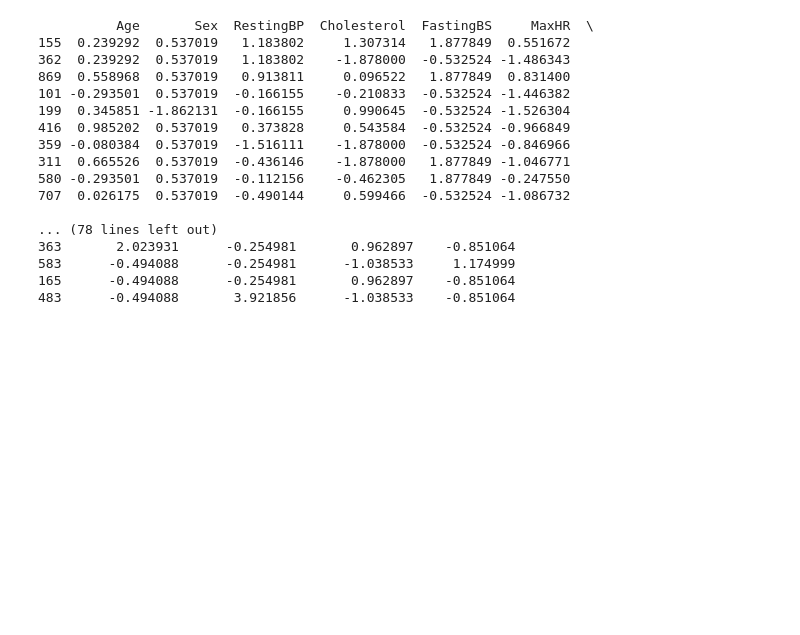
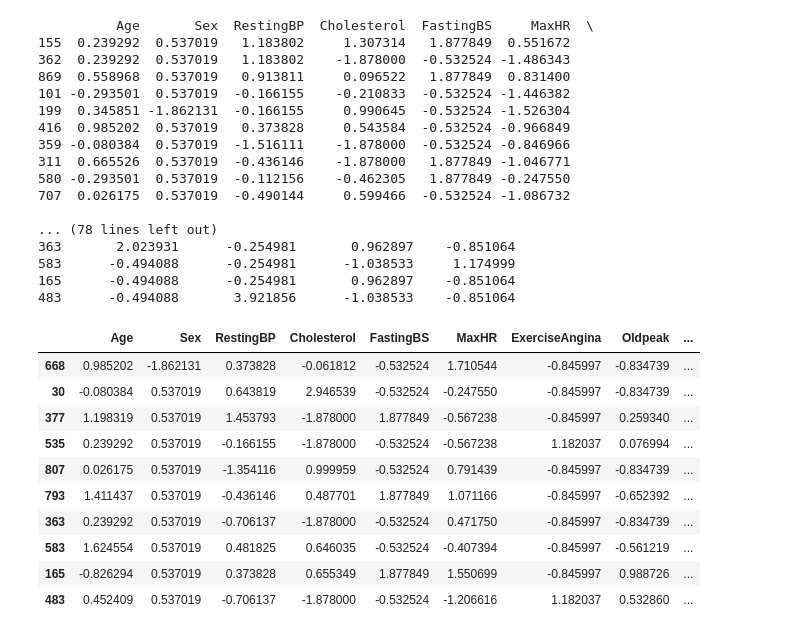
Before and after one commit to hijbullahx/AI-ML-with-phitron, a Jupyter notebook: 02_Machine_Learning/07/Data Preprocessing and Feature Engineering.ipynb, the cells around one changed output. Drawn from its saved outputs; the diff is of its cells as text; code cells hidden in the pictures; blank space fills up the shorter version.

```diff
--- a/02_Machine_Learning/07/Data Preprocessing and Feature Engineering.ipynb
+++ b/02_Machine_Learning/07/Data Preprocessing and Feature Engineering.ipynb
@@ -279,3 +277,19 @@ print(X_test_std_df.head(10))
 583      -0.494088      -0.254981      -1.038533     1.174999
 165      -0.494088      -0.254981       0.962897    -0.851064
 483      -0.494088       3.921856      -1.038533    -0.851064
+# %%
+X_test_std_df = pd.DataFrame(X_test_std, columns = X_test.columns, index = X_test.index)
+
+display(X_test_std_df.head(10))
+# %% [output]
+|  | Age | Sex | RestingBP | Cholesterol | FastingBS | MaxHR | ExerciseAngina | Oldpeak | ... |
+| 668 | 0.985202 | -1.862131 | 0.373828 | -0.061812 | -0.532524 | 1.710544 | -0.845997 | -0.834739 | ... |
+| 30 | -0.080384 | 0.537019 | 0.643819 | 2.946539 | -0.532524 | -0.247550 | -0.845997 | -0.834739 | ... |
+| 377 | 1.198319 | 0.537019 | 1.453793 | -1.878000 | 1.877849 | -0.567238 | -0.845997 | 0.259340 | ... |
+| 535 | 0.239292 | 0.537019 | -0.166155 | -1.878000 | -0.532524 | -0.567238 | 1.182037 | 0.076994 | ... |
+| 807 | 0.026175 | 0.537019 | -1.354116 | 0.999959 | -0.532524 | 0.791439 | -0.845997 | -0.834739 | ... |
+| 793 | 1.411437 | 0.537019 | -0.436146 | 0.487701 | 1.877849 | 1.071166 | -0.845997 | -0.652392 | ... |
+| 363 | 0.239292 | 0.537019 | -0.706137 | -1.878000 | -0.532524 | 0.471750 | -0.845997 | -0.834739 | ... |
+| 583 | 1.624554 | 0.537019 | 0.481825 | 0.646035 | -0.532524 | -0.407394 | -0.845997 | -0.561219 | ... |
+| 165 | -0.826294 | 0.537019 | 0.373828 | 0.655349 | 1.877849 | 1.550699 | -0.845997 | 0.988726 | ... |
+| 483 | 0.452409 | 0.537019 | -0.706137 | -1.878000 | -0.532524 | -1.206616 | 1.182037 | 0.532860 | ... |
```
Also changed, not shown: parts of 2 cells of this notebook.
